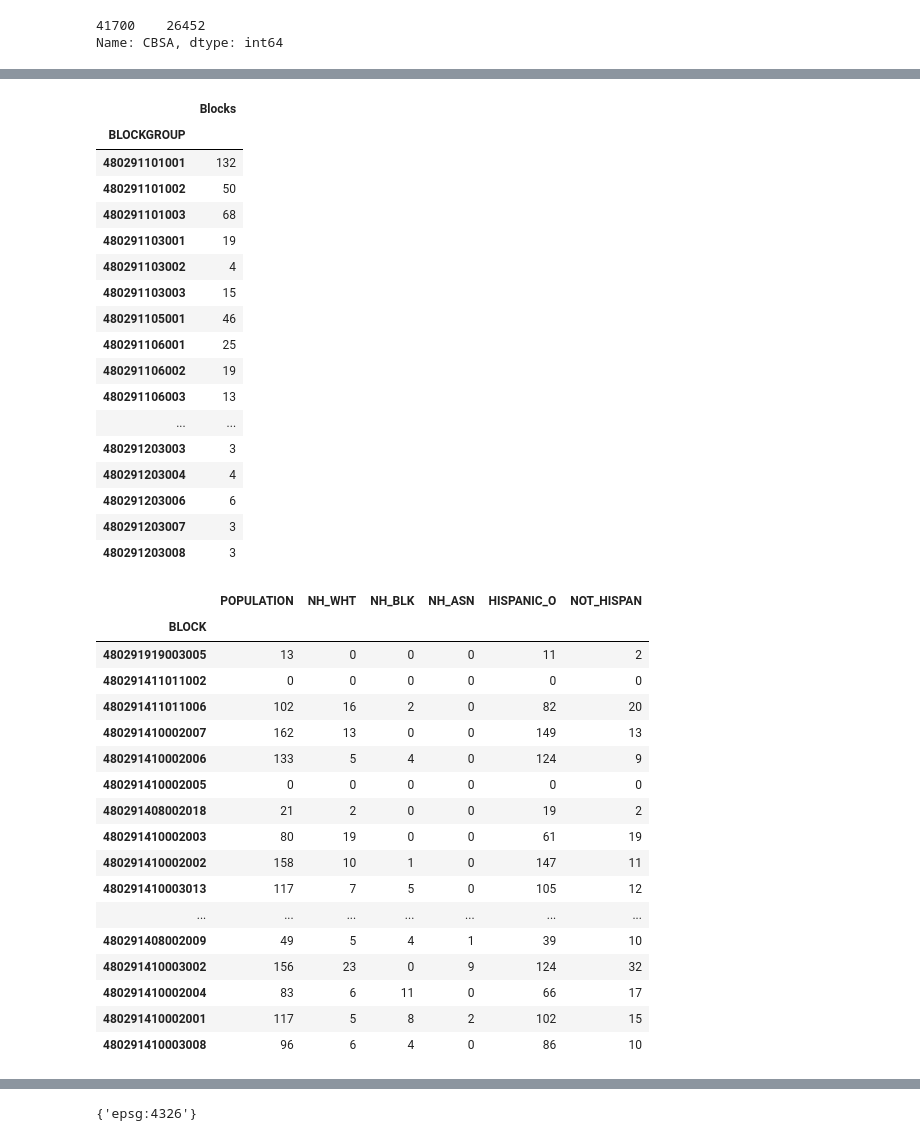
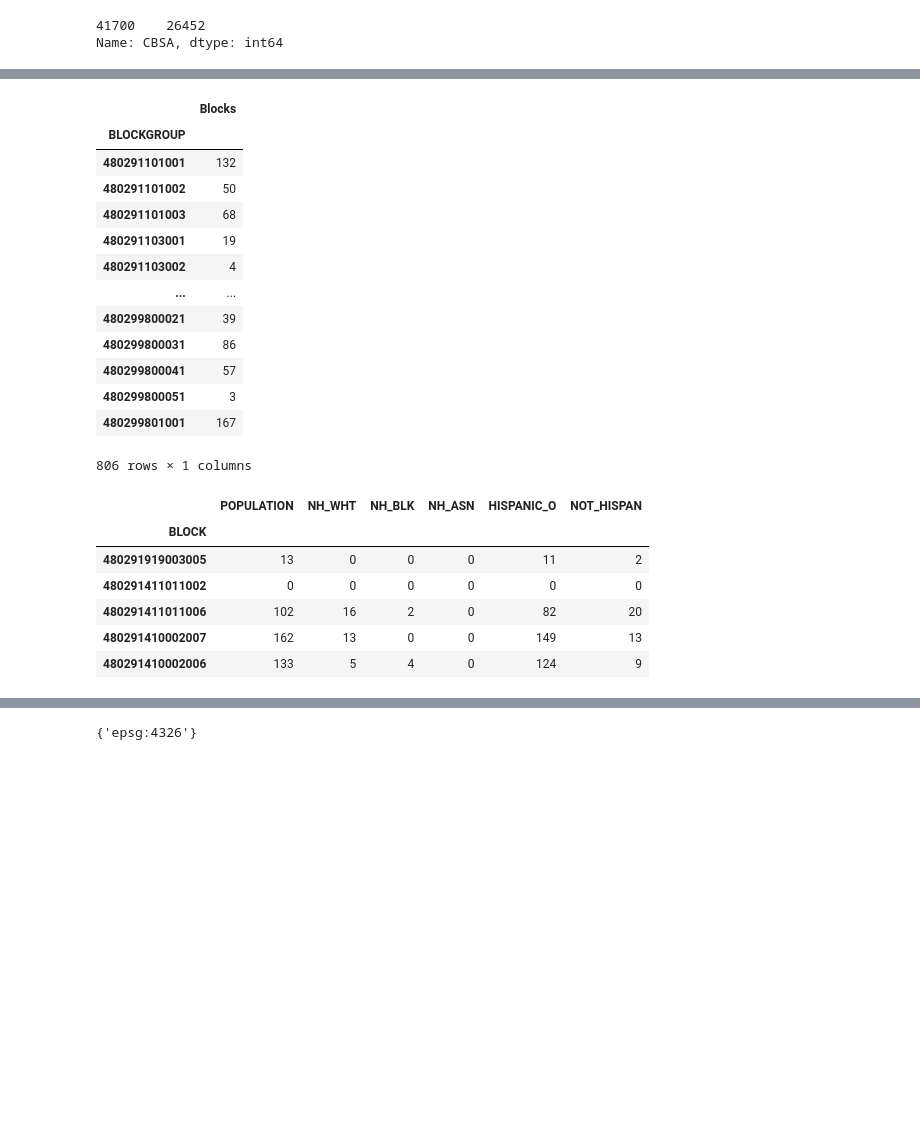
Before and after one commit to VIA-Transit-Rules/VIA_project, a Jupyter notebook: kevin/kworking_scratch1_geopandas.ipynb, the cells around one changed output, grey strips where cells are left out. Cells and saved outputs as stored; diff of their text form; code cells hidden in the pictures; blank space fills up the shorter version.

```diff
--- a/kevin/kworking_scratch1_geopandas.ipynb
+++ b/kevin/kworking_scratch1_geopandas.ipynb
@@ -59,9 +94,9 @@ gdf_block_groups[gdf_block_groups.SUM_POPULA == 0]
 | BLOCKGROUP |  |  |  |  |  |  |  |  |
 | 480299800041 | 1082 | 0 | 1.053470e+08 | 49901.049403 | 1.053470e+08 | 49901.049403 | POLYGON ((-98.45853 29.54689, -98... | 0.0 |
 # %%
-gdf_blocks = gpd.read_file(file_blocks).set_index('BLOCK')
+gdf_blocks = gpd.read_file(file_blocks).set_index('BLOCK').to_crs('epsg:4326')
 print(gdf_blocks.info())
-gdf_blocks.head()
+show_df(gdf_blocks)
 # %% [output]
 <class 'geopandas.geodataframe.GeoDataFrame'>
 Index: 26452 entries, 480291919003005 to 480291317001070
@@ -287,5 +311,5 @@ gdf_blocks.head()
 # %%
-gdf_blocks[['BLOCKGROUP','POPULATION']][gdf_blocks.POPULATION == 0].groupby('BLOCKGROUP').count().rename(columns={'POPULATION': 'Blocks'}).head(25)
+gdf_blocks[['BLOCKGROUP','POPULATION']][gdf_blocks.POPULATION == 0].groupby('BLOCKGROUP').count().rename(columns={'POPULATION': 'Blocks'})
 # %% [output]
 |  | Blocks |
 | BLOCKGROUP |  |
@@ -294,17 +318,13 @@ gdf_blocks[['BLOCKGROUP','POPULATION']][gdf_blocks.POPULATION == 0].groupby('BLO
 | 480291101003 | 68 |
 | 480291103001 | 19 |
 | 480291103002 | 4 |
-| 480291103003 | 15 |
-| 480291105001 | 46 |
-| 480291106001 | 25 |
-| 480291106002 | 19 |
-| 480291106003 | 13 |
 | ... | ... |
-| 480291203003 | 3 |
-| 480291203004 | 4 |
-| 480291203006 | 6 |
-| 480291203007 | 3 |
-| 480291203008 | 3 |
+| 480299800021 | 39 |
+| 480299800031 | 86 |
+| 480299800041 | 57 |
+| 480299800051 | 3 |
+| 480299801001 | 167 |
+806 rows × 1 columns
 # %%
 chk_cols = [
 #     'BLOCK',
@@ -319,25 +339,14 @@ chk_cols = [
 # %%
 gdf_chk = gdf_blocks[chk_cols]
 # %%
-gdf_chk.head(25)
+gdf_chk.head()
 # %% [output]
 |  | POPULATION | NH_WHT | NH_BLK | NH_ASN | HISPANIC_O | NOT_HISPAN |
 | BLOCK |  |  |  |  |  |  |
 | 480291919003005 | 13 | 0 | 0 | 0 | 11 | 2 |
 | 480291411011002 | 0 | 0 | 0 | 0 | 0 | 0 |
 | 480291411011006 | 102 | 16 | 2 | 0 | 82 | 20 |
 | 480291410002007 | 162 | 13 | 0 | 0 | 149 | 13 |
 | 480291410002006 | 133 | 5 | 4 | 0 | 124 | 9 |
-| 480291410002005 | 0 | 0 | 0 | 0 | 0 | 0 |
-| 480291408002018 | 21 | 2 | 0 | 0 | 19 | 2 |
-| 480291410002003 | 80 | 19 | 0 | 0 | 61 | 19 |
-| 480291410002002 | 158 | 10 | 1 | 0 | 147 | 11 |
-| 480291410003013 | 117 | 7 | 5 | 0 | 105 | 12 |
-| ... | ... | ... | ... | ... | ... | ... |
-| 480291408002009 | 49 | 5 | 4 | 1 | 39 | 10 |
-| 480291410003002 | 156 | 23 | 0 | 9 | 124 | 32 |
-| 480291410002004 | 83 | 6 | 11 | 0 | 66 | 17 |
-| 480291410002001 | 117 | 5 | 8 | 2 | 102 | 15 |
-| 480291410003008 | 96 | 6 | 4 | 0 | 86 | 10 |
 # %%
 df_stops_202004 = pd.read_csv(file_stops_202004).set_index('stop_id')
```
Also changed, not shown: parts of 43 cells of this notebook, 4 other files.
